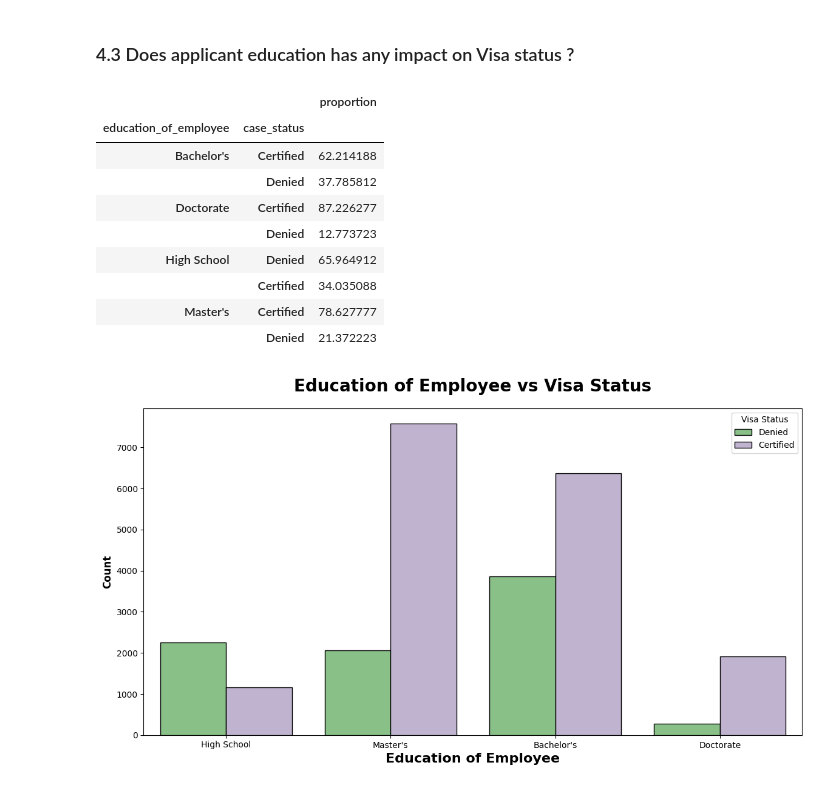
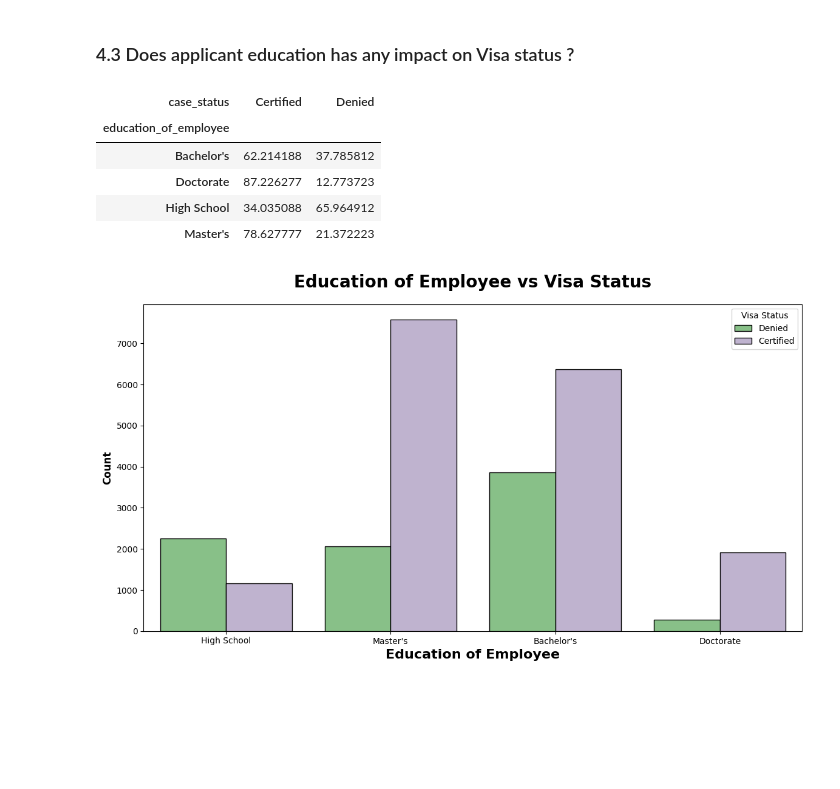
Before and after one commit to banerjee-sarnab/US_Visa_Approval_Prediction, a Jupyter notebook: Notebooks/EDA.ipynb, the cells around one changed output. Saved outputs shown, nothing was run; the diff lists cells and outputs as text; code cells hidden in the pictures; blank space fills up the shorter version.

```diff
--- a/Notebooks/EDA.ipynb
+++ b/Notebooks/EDA.ipynb
@@ -402,18 +408,26 @@ plt.show()
 ### 4.3 Does applicant education has any impact on Visa status ?
 # %%
 #group data by Education and their count of case_status
-df.groupby('education_of_employee')['case_status'].value_counts(normalize=True).to_frame()*100
+
+pivot = df.pivot_table(
+    index='education_of_employee',
+    columns='case_status',
+    aggfunc='size',
+    fill_value=0
+)
+
+# Convert to row-wise percentage
+pivot_pct = pivot.div(pivot.sum(axis=1), axis=0) * 100
+pivot_pct
+
+# df.groupby('education_of_employee')['case_status'].value_counts(normalize=True).to_frame()*100
 # %% [output]
-|  |  | proportion |
-| education_of_employee | case_status |  |
-| Bachelor's | Certified | 62.214188 |
-|  | Denied | 37.785812 |
-| Doctorate | Certified | 87.226277 |
-|  | Denied | 12.773723 |
-| High School | Denied | 65.964912 |
-|  | Certified | 34.035088 |
-| Master's | Certified | 78.627777 |
-|  | Denied | 21.372223 |
+| case_status | Certified | Denied |
+| education_of_employee |  |  |
+| Bachelor's | 62.214188 | 37.785812 |
+| Doctorate | 87.226277 | 12.773723 |
+| High School | 34.035088 | 65.964912 |
+| Master's | 78.627777 | 21.372223 |
 # %%
 plt.subplots(figsize=(14,7))
 sns.countplot(x="education_of_employee",hue="case_status", data=df, ec = "black",palette="Accent")
```
Also changed, not shown: parts of 8 cells of this notebook, 4 other files.
